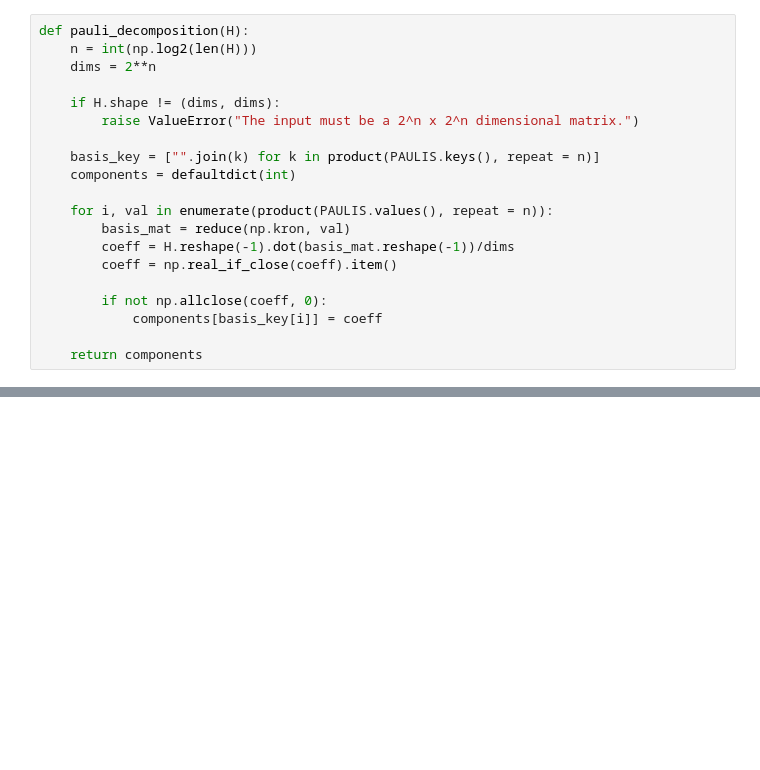
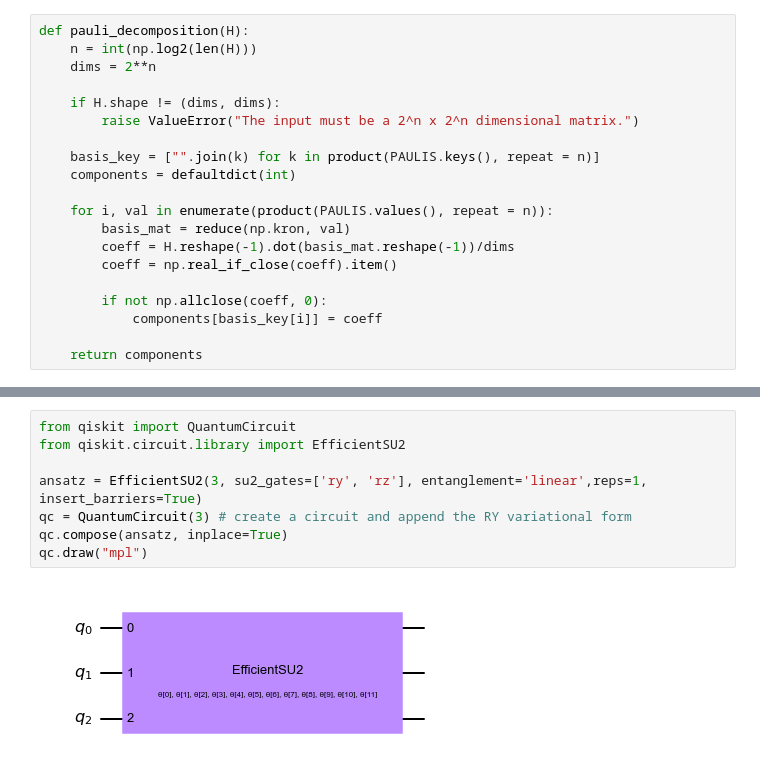
Before and after one commit to MUbarak123-56/qml-optimization, a Jupyter notebook: lockdown.ipynb, the cells around one changed output, grey strips where cells are left out. Drawn from its saved outputs; the diff is of its cells as text; blank space fills up the shorter version.

```diff
--- a/lockdown.ipynb
+++ b/lockdown.ipynb
@@ -76,0 +463,10 @@ def pauli_decomposition(H):
+# %%
+from qiskit import QuantumCircuit
+from qiskit.circuit.library import EfficientSU2
+
+ansatz = EfficientSU2(3, su2_gates=['ry', 'rz'], entanglement='linear',reps=1, insert_barriers=True)
+qc = QuantumCircuit(3) # create a circuit and append the RY variational form
+qc.compose(ansatz, inplace=True)
+qc.draw("mpl")
+# %% [output]
+[figure, added]
```
Also changed, not shown: parts of 32 cells of this notebook, 5 other files.
